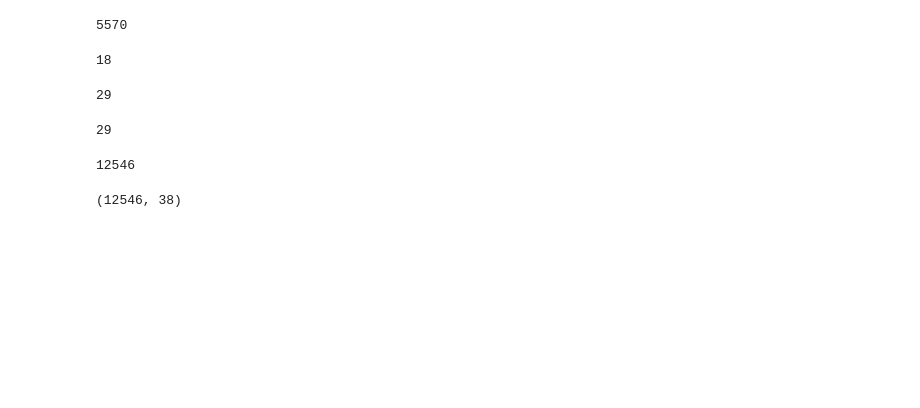
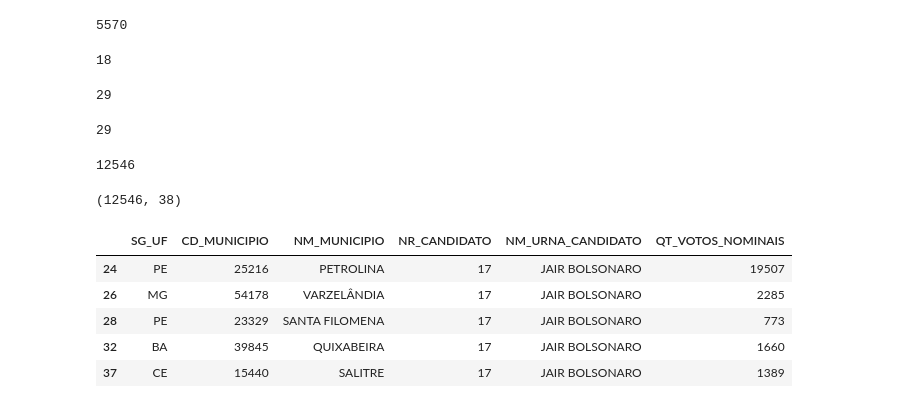
Before and after one commit to ebraimcarvalho/analise-dados-python-labhacker, a Jupyter notebook: mapa_eleicao/Untitled.ipynb, the cells around one changed output. Cells and saved outputs as stored; diff of their text form; code cells hidden in the pictures; blank space fills up the shorter version.

Commit message:
Elimina alguma colunas não utilizadas

```diff
--- a/mapa_eleicao/Untitled.ipynb
+++ b/mapa_eleicao/Untitled.ipynb
@@ -239,3 +239,16 @@ df_2turno.loc[df_2turno.NM_MUNICIPIO.notnull()]['NR_ZONA'].count()
 df_2turno.shape
 # %% [output]
 (12546, 38)
+# %%
+# Vamos eliminar algumas colunas do dataframe que nao serao utilizadas
+cols = ['SG_UF', 'CD_MUNICIPIO', 'NM_MUNICIPIO', 'NR_CANDIDATO', 'NM_URNA_CANDIDATO', 'QT_VOTOS_NOMINAIS']
+df_2turno = df_2turno[cols]
+
+df_2turno.nlargest(10, 'QT_')
+# %% [output]
+|  | SG_UF | CD_MUNICIPIO | NM_MUNICIPIO | NR_CANDIDATO | NM_URNA_CANDIDATO | QT_VOTOS_NOMINAIS |
+| 24 | PE | 25216 | PETROLINA | 17 | JAIR BOLSONARO | 19507 |
+| 26 | MG | 54178 | VARZELÂNDIA | 17 | JAIR BOLSONARO | 2285 |
+| 28 | PE | 23329 | SANTA FILOMENA | 17 | JAIR BOLSONARO | 773 |
+| 32 | BA | 39845 | QUIXABEIRA | 17 | JAIR BOLSONARO | 1660 |
+| 37 | CE | 15440 | SALITRE | 17 | JAIR BOLSONARO | 1389 |
```
